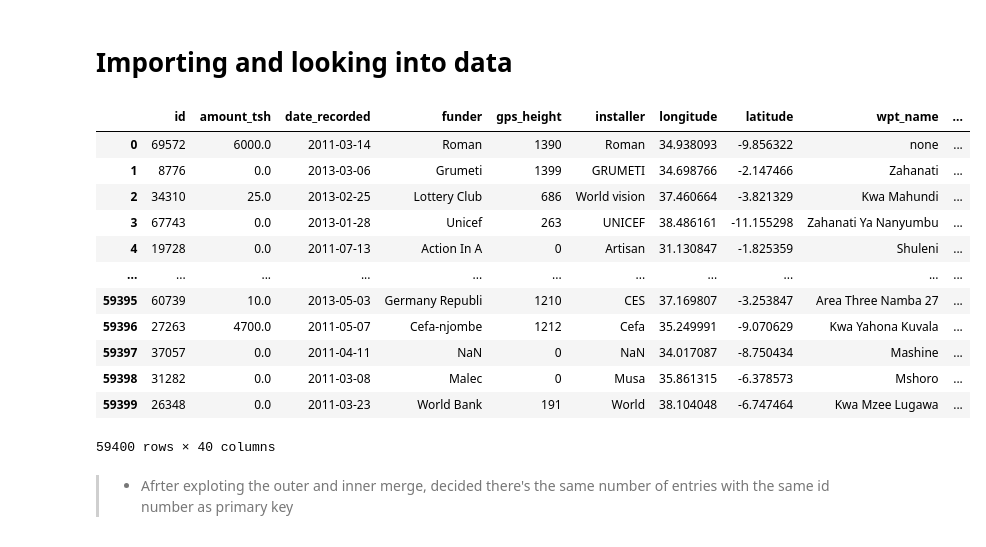
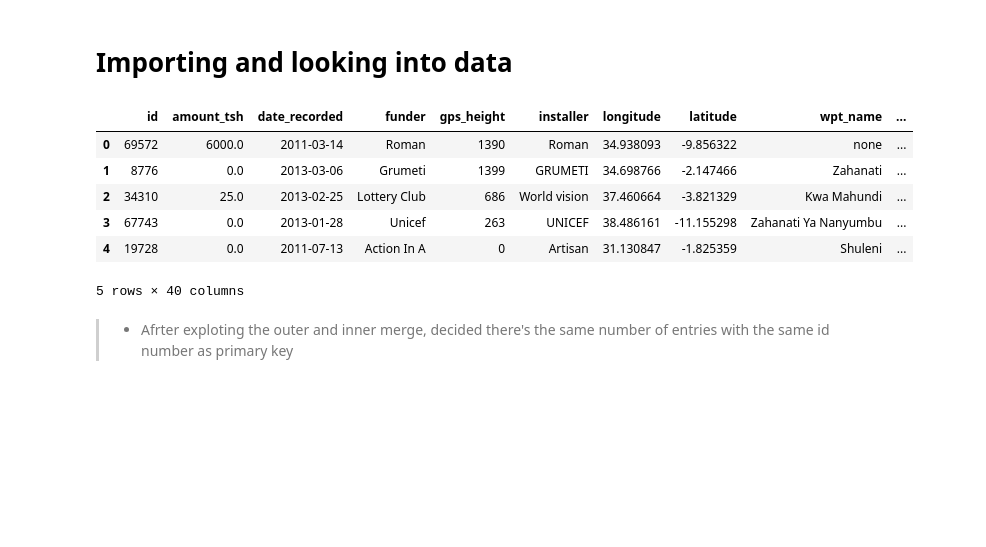
Before and after one commit to Danayt09/Tanzanian_Water_Wells, a Jupyter notebook: EDA.ipynb, the cells around one changed output. Saved outputs shown, nothing was run; the diff lists cells and outputs as text; code cells hidden in the pictures; blank space fills up the shorter version.

```diff
--- a/EDA.ipynb
+++ b/EDA.ipynb
@@ -32,21 +32,15 @@ line.create_line()
 train_data = pd.read_csv('csv_data/Training_set_values.csv')
 train_target = pd.read_csv('csv_data/Training_set_labels.csv')
 # %%
-train_data
+train_data.head()
 # %% [output]
 |  | id | amount_tsh | date_recorded | funder | gps_height | installer | longitude | latitude | wpt_name | ... |
 | 0 | 69572 | 6000.0 | 2011-03-14 | Roman | 1390 | Roman | 34.938093 | -9.856322 | none | ... |
 | 1 | 8776 | 0.0 | 2013-03-06 | Grumeti | 1399 | GRUMETI | 34.698766 | -2.147466 | Zahanati | ... |
 | 2 | 34310 | 25.0 | 2013-02-25 | Lottery Club | 686 | World vision | 37.460664 | -3.821329 | Kwa Mahundi | ... |
 | 3 | 67743 | 0.0 | 2013-01-28 | Unicef | 263 | UNICEF | 38.486161 | -11.155298 | Zahanati Ya Nanyumbu | ... |
 | 4 | 19728 | 0.0 | 2011-07-13 | Action In A | 0 | Artisan | 31.130847 | -1.825359 | Shuleni | ... |
-| ... | ... | ... | ... | ... | ... | ... | ... | ... | ... | ... |
-| 59395 | 60739 | 10.0 | 2013-05-03 | Germany Republi | 1210 | CES | 37.169807 | -3.253847 | Area Three Namba 27 | ... |
-| 59396 | 27263 | 4700.0 | 2011-05-07 | Cefa-njombe | 1212 | Cefa | 35.249991 | -9.070629 | Kwa Yahona Kuvala | ... |
-| 59397 | 37057 | 0.0 | 2011-04-11 | NaN | 0 | NaN | 34.017087 | -8.750434 | Mashine | ... |
-| 59398 | 31282 | 0.0 | 2011-03-08 | Malec | 0 | Musa | 35.861315 | -6.378573 | Mshoro | ... |
-| 59399 | 26348 | 0.0 | 2011-03-23 | World Bank | 191 | World | 38.104048 | -6.747464 | Kwa Mzee Lugawa | ... |
-59400 rows × 40 columns
+5 rows × 40 columns
 # %%
 train_data.set_index('id',inplace=True)
 train_target.set_index('id',inplace=True)
```
Also changed, not shown: parts of 48 cells of this notebook, 2 other files.
